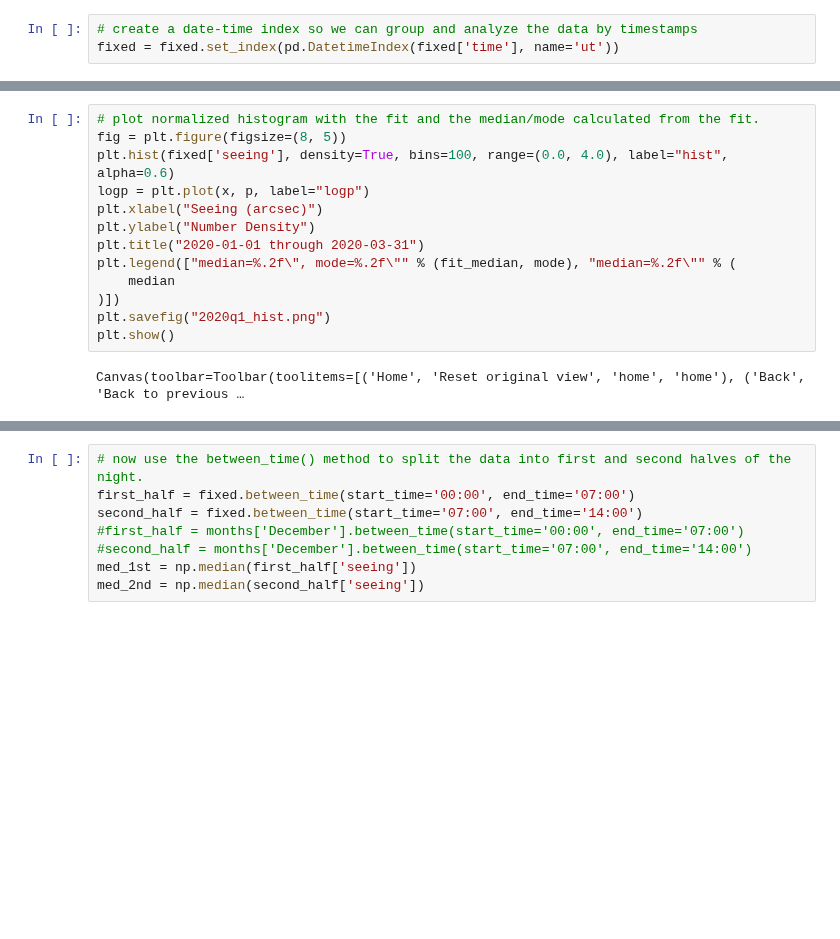
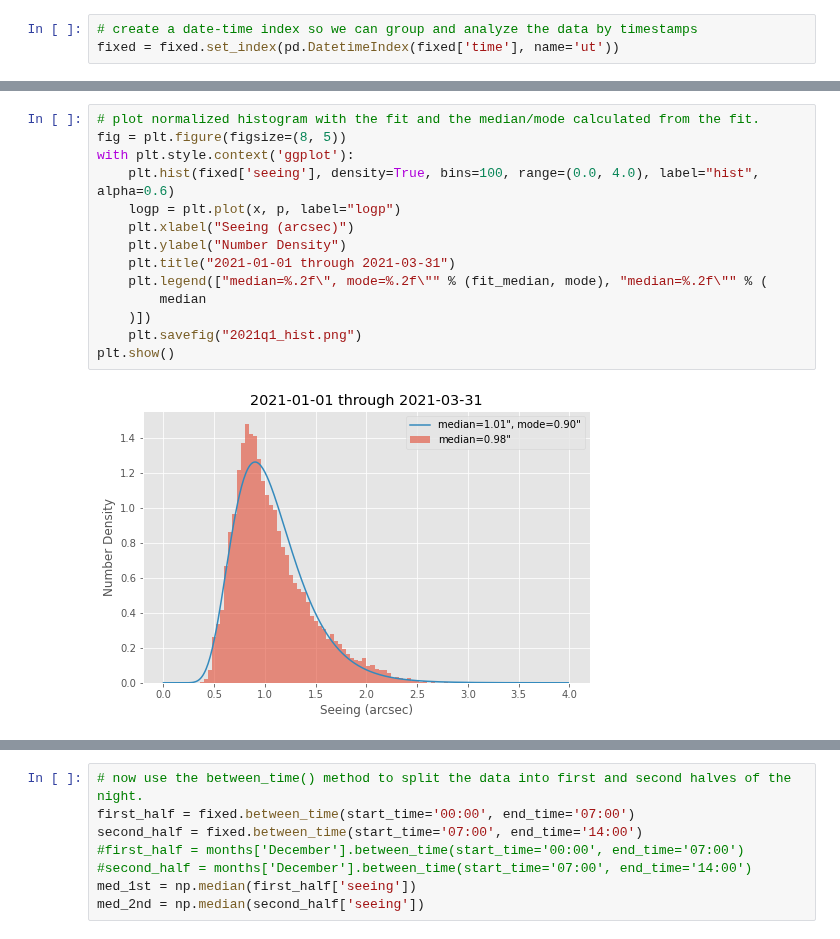
Before and after one commit to MMTObservatory/seeing_analysis, a Jupyter notebook: Seeing Summary - 2021_q1.ipynb, the cells around one changed output, grey strips where cells are left out. Cells and saved outputs as stored; diff of their text form; blank space fills up the shorter version.

```diff
--- a/Seeing Summary - 2021_q1.ipynb
+++ b/Seeing Summary - 2021_q1.ipynb
@@ -109,18 +109,19 @@ fit_median = exp_mu + loc
 # %%
 # plot normalized histogram with the fit and the median/mode calculated from the fit.
 fig = plt.figure(figsize=(8, 5))
-plt.hist(fixed['seeing'], density=True, bins=100, range=(0.0, 4.0), label="hist", alpha=0.6)
-logp = plt.plot(x, p, label="logp")
-plt.xlabel("Seeing (arcsec)")
-plt.ylabel("Number Density")
-plt.title("2020-01-01 through 2020-03-31")
-plt.legend(["median=%.2f\", mode=%.2f\"" % (fit_median, mode), "median=%.2f\"" % (
-    median
-)])
-plt.savefig("2020q1_hist.png")
+with plt.style.context('ggplot'):
+    plt.hist(fixed['seeing'], density=True, bins=100, range=(0.0, 4.0), label="hist", alpha=0.6)
+    logp = plt.plot(x, p, label="logp")
+    plt.xlabel("Seeing (arcsec)")
+    plt.ylabel("Number Density")
+    plt.title("2021-01-01 through 2021-03-31")
+    plt.legend(["median=%.2f\", mode=%.2f\"" % (fit_median, mode), "median=%.2f\"" % (
+        median
+    )])
+    plt.savefig("2021q1_hist.png")
 plt.show()
 # %% [output]
-Canvas(toolbar=Toolbar(toolitems=[('Home', 'Reset original view', 'home', 'home'), ('Back', 'Back to previous …
+[figure, added]
 # %%
 # panda time indexing makes it easy to group by month
 fig = plt.figure(figsize=(8, 5))
```
Also changed, not shown: parts of 22 cells of this notebook.
